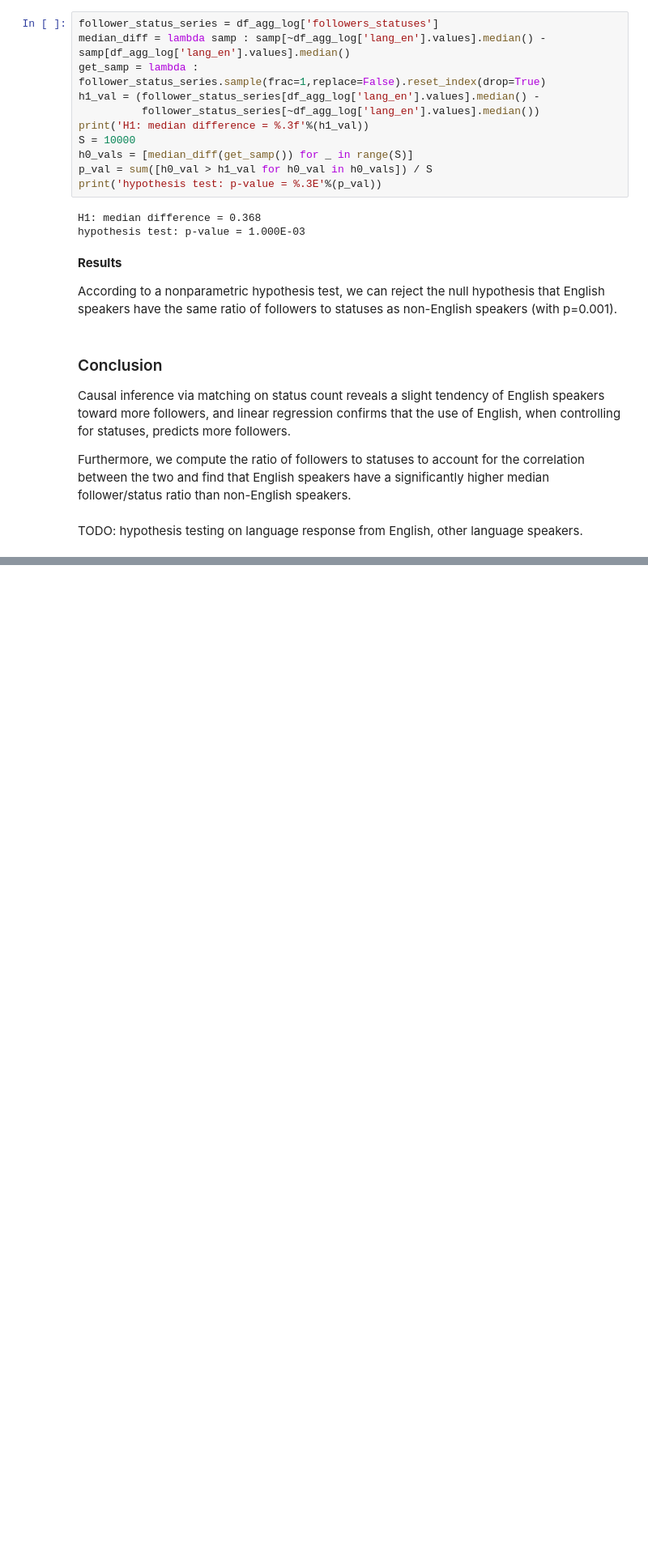
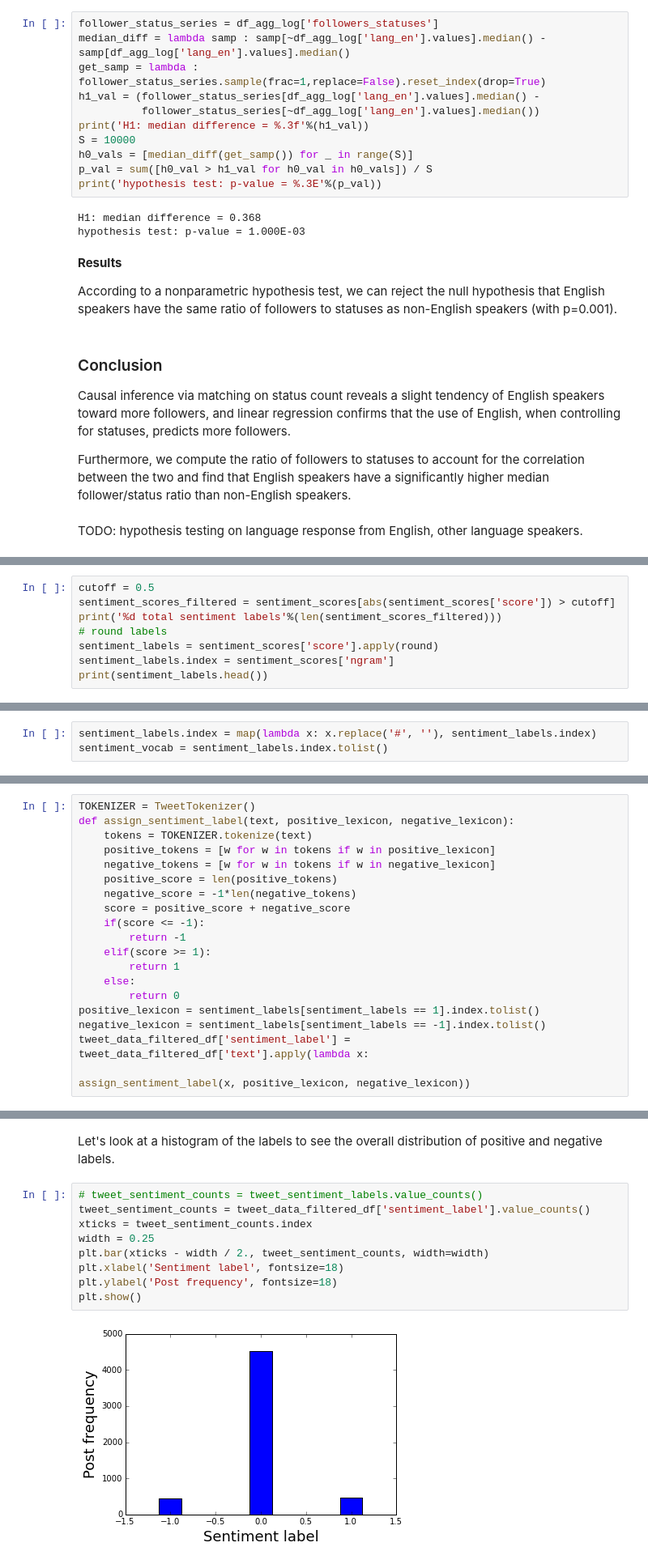
Before and after one commit to ianbstewart/gt-css-class, a Jupyter notebook: labs/lab2/Lab 2 - json, twitter, histograms, hypothesis tests.ipynb, the cells around one changed output, grey strips where cells are left out. Shown at 81% size. Saved outputs shown, nothing was run; the diff lists cells and outputs as text; blank space fills up the shorter version.

```diff
--- a/labs/lab2/Lab 2 - json, twitter, histograms, hypothesis tests.ipynb
+++ b/labs/lab2/Lab 2 - json, twitter, histograms, hypothesis tests.ipynb
@@ -776,0 +921,8 @@ For sentiment, we'll use a Twitter sentiment lexicon developed for the 2015 SemE
+# %%
+cutoff = 0.5
+sentiment_scores_filtered = sentiment_scores[abs(sentiment_scores['score']) > cutoff]
+print('%d total sentiment labels'%(len(sentiment_scores_filtered)))
+# round labels
+sentiment_labels = sentiment_scores['score'].apply(round)
+sentiment_labels.index = sentiment_scores['ngram']
+print(sentiment_labels.head())
@@ -776,0 +940,3 @@ For sentiment, we'll use a Twitter sentiment lexicon developed for the 2015 SemE
+# %%
+sentiment_labels.index = map(lambda x: x.replace('#', ''), sentiment_labels.index)
+sentiment_vocab = sentiment_labels.index.tolist()
@@ -776,0 +962,19 @@ For sentiment, we'll use a Twitter sentiment lexicon developed for the 2015 SemE
+# %%
+TOKENIZER = TweetTokenizer()
+def assign_sentiment_label(text, positive_lexicon, negative_lexicon):
+    tokens = TOKENIZER.tokenize(text)
+    positive_tokens = [w for w in tokens if w in positive_lexicon]
+    negative_tokens = [w for w in tokens if w in negative_lexicon]
+    positive_score = len(positive_tokens)
+    negative_score = -1*len(negative_tokens)
+    score = positive_score + negative_score
+    if(score <= -1):
+        return -1
+    elif(score >= 1):
+        return 1
+    else:
+        return 0
+positive_lexicon = sentiment_labels[sentiment_labels == 1].index.tolist()
+negative_lexicon = sentiment_labels[sentiment_labels == -1].index.tolist()
+tweet_data_filtered_df['sentiment_label'] = tweet_data_filtered_df['text'].apply(lambda x:
+                                                                                 assign_sentiment_label(x, positive_lexicon, negative_lexicon))
@@ -776,0 +1032,13 @@ For sentiment, we'll use a Twitter sentiment lexicon developed for the 2015 SemE
+# %% [markdown]
+Let's look at a histogram of the labels to see the overall distribution of positive and negative labels.
+# %%
+# tweet_sentiment_counts = tweet_sentiment_labels.value_counts()
+tweet_sentiment_counts = tweet_data_filtered_df['sentiment_label'].value_counts()
+xticks = tweet_sentiment_counts.index
+width = 0.25
+plt.bar(xticks - width / 2., tweet_sentiment_counts, width=width)
+plt.xlabel('Sentiment label', fontsize=18)
+plt.ylabel('Post frequency', fontsize=18)
+plt.show()
+# %% [output]
+[figure, added]
```
Also changed, not shown: parts of 49 cells of this notebook.
